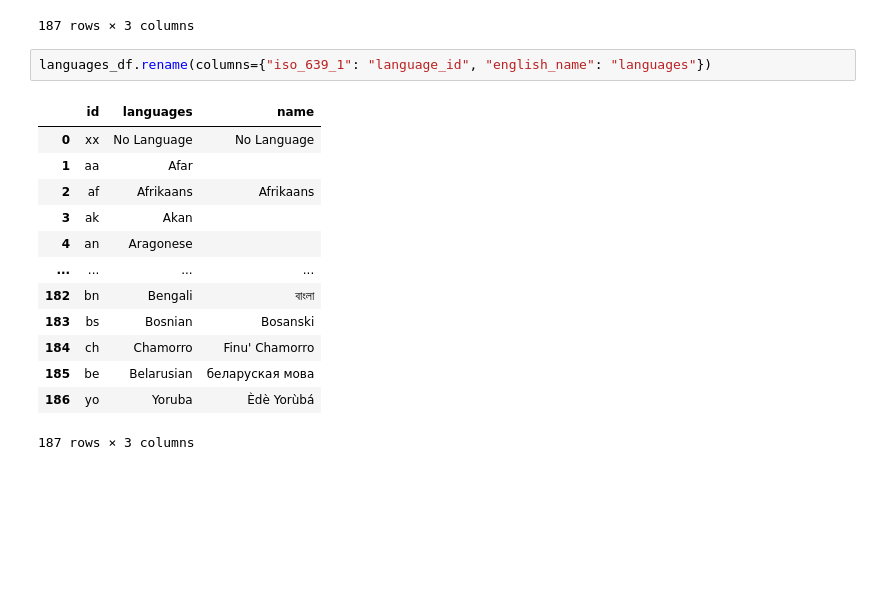
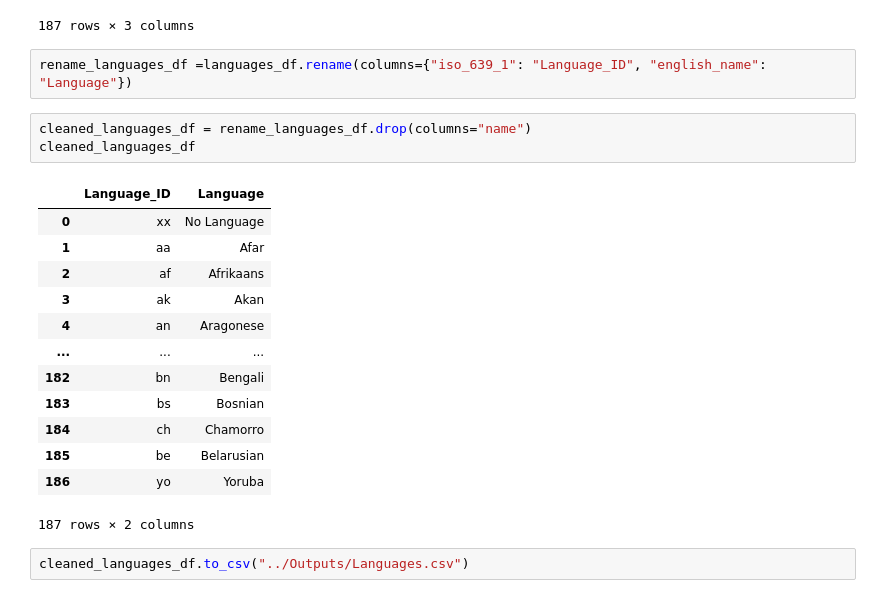
Before and after one commit to alvin-giang/Movie_SQL_Database_Data_Engineering, a Jupyter notebook: ETL/data_engineering.ipynb, the cells around one changed output. Drawn from its saved outputs; the diff is of its cells as text; blank space fills up the shorter version.

```diff
--- a/ETL/data_engineering.ipynb
+++ b/ETL/data_engineering.ipynb
@@ -53,18 +53,23 @@ languages_df
 | 186 | yo | Yoruba | Èdè Yorùbá |
 187 rows × 3 columns
 # %%
-languages_df.rename(columns={"iso_639_1": "language_id", "english_name": "languages"})
+rename_languages_df =languages_df.rename(columns={"iso_639_1": "Language_ID", "english_name": "Language"})
-# %% [output]
-|  | id | languages | name |
-| 0 | xx | No Language | No Language |
-| 1 | aa | Afar |  |
-| 2 | af | Afrikaans | Afrikaans |
-| 3 | ak | Akan |  |
-| 4 | an | Aragonese |  |
-| ... | ... | ... | ... |
-| 182 | bn | Bengali | বাংলা |
-| 183 | bs | Bosnian | Bosanski |
-| 184 | ch | Chamorro | Finu' Chamorro |
-| 185 | be | Belarusian | беларуская мова |
-| 186 | yo | Yoruba | Èdè Yorùbá |
-187 rows × 3 columns
+# %%
+cleaned_languages_df = rename_languages_df.drop(columns="name")
+cleaned_languages_df
+# %% [output]
+|  | Language_ID | Language |
+| 0 | xx | No Language |
+| 1 | aa | Afar |
+| 2 | af | Afrikaans |
+| 3 | ak | Akan |
+| 4 | an | Aragonese |
+| ... | ... | ... |
+| 182 | bn | Bengali |
+| 183 | bs | Bosnian |
+| 184 | ch | Chamorro |
+| 185 | be | Belarusian |
+| 186 | yo | Yoruba |
+187 rows × 2 columns
+# %%
+cleaned_languages_df.to_csv("../Outputs/Languages.csv")
```
Also changed, not shown: parts of 4 cells of this notebook.
